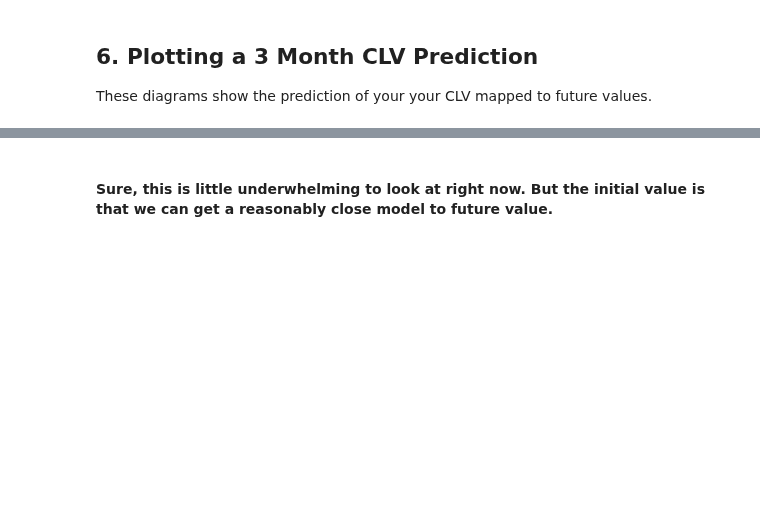
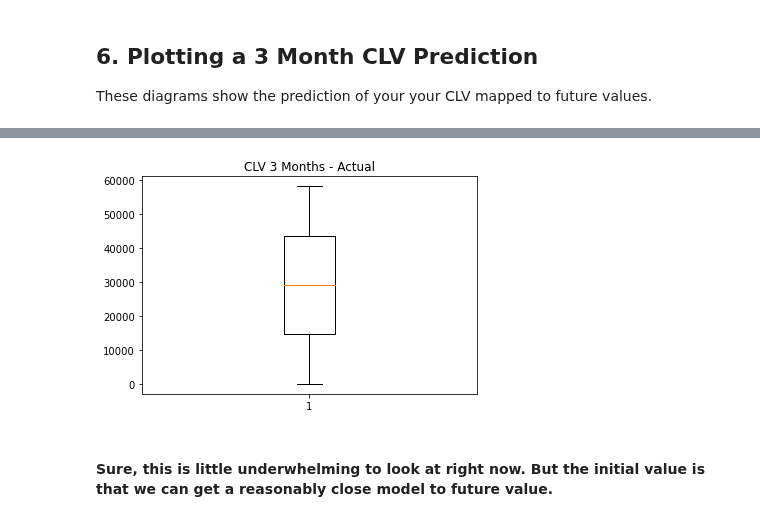
Before and after one commit to reediredale/institute-of-data, a Jupyter notebook: projects/Project-2-Predicting-CLV/Reject Shop CLV 3 Month Prediction.ipynb, the cells around one changed output, grey strips where cells are left out. Cells and saved outputs as stored; diff of their text form; code cells hidden in the pictures; blank space fills up the shorter version.

```diff
--- a/projects/Project-2-Predicting-CLV/Reject Shop CLV 3 Month Prediction.ipynb
+++ b/projects/Project-2-Predicting-CLV/Reject Shop CLV 3 Month Prediction.ipynb
@@ -749,8 +751,13 @@ plt.show()
 # %%
-# data = [0, max(train_pred)]
-# fig1, ax1 = plt.subplots()
-# ax1.set_title('CLV 3 Months - Actual')
-# ax1.boxplot(data, showfliers=False)
+data = [0, max(train_pred)]
+fig1, ax1 = plt.subplots()
+
+ax1.set_title('CLV 3 Months - Actual')
+ax1.boxplot(data, showfliers=False)
+
+plt.savefig('3-month-clv-actual.png')
+# %% [output]
+[figure, added]
 # %% [markdown]
 #### Sure, this is little underwhelming to look at right now. But the initial value is that we can get a reasonably close model to future value.
 # %% [markdown]
```
Also changed, not shown: parts of 9 cells of this notebook, 9 other files.
